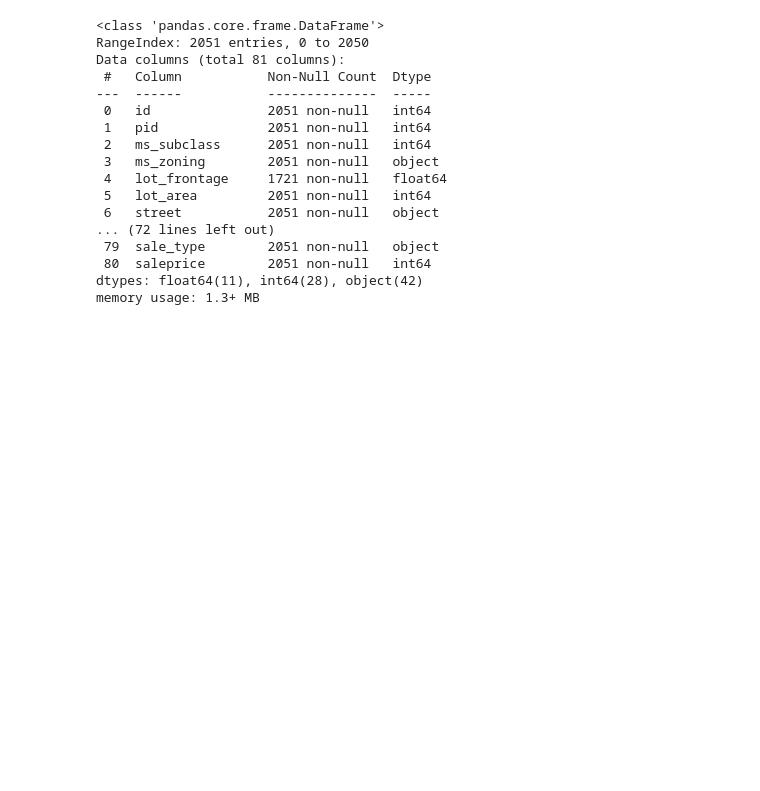
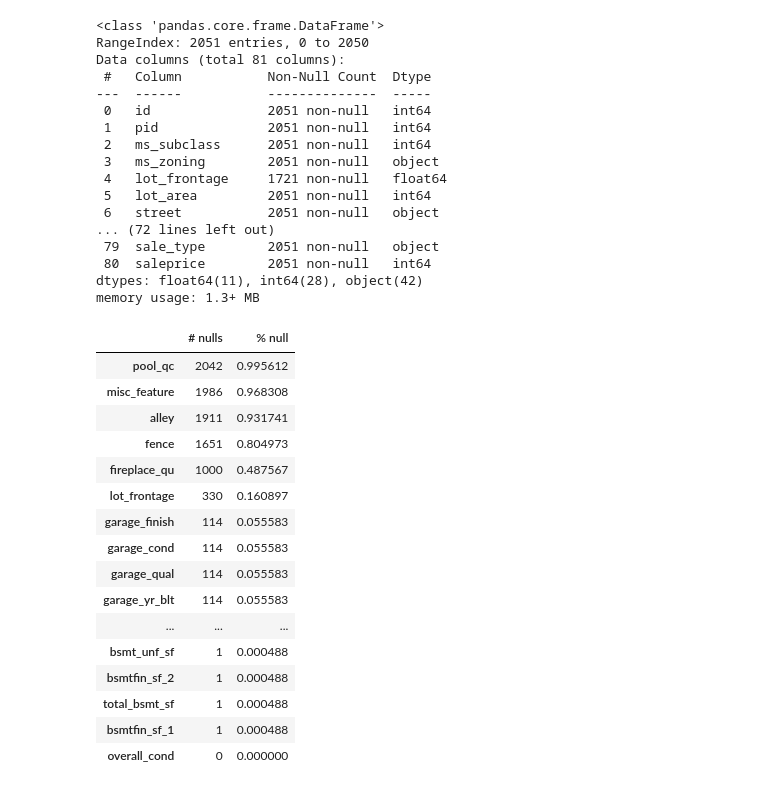
Before and after one commit to welcometohelen/firstkaggle_ames_housing, a Jupyter notebook: Untitled.ipynb, the cells around one changed output. Saved outputs shown, nothing was run; the diff lists cells and outputs as text; code cells hidden in the pictures; blank space fills up the shorter version.

```diff
--- a/Untitled.ipynb
+++ b/Untitled.ipynb
@@ -61,3 +56,27 @@ Data columns (total 81 columns):
  80  saleprice        2051 non-null   int64
 dtypes: float64(11), int64(28), object(42)
 memory usage: 1.3+ MB
+# %%
+#nulls and what % of factor, code from Source 2
+nulls= ames.isnull().sum().sort_values(ascending=False)
+perc= (ames.isnull().sum()/ames.isnull().count()).sort_values(ascending=False)
+missing_data= pd.concat([nulls, perc],axis=1, keys=['# nulls', '% null'])
+missing_data.head(27)
+# %% [output]
+|  | # nulls | % null |
+| pool_qc | 2042 | 0.995612 |
+| misc_feature | 1986 | 0.968308 |
+| alley | 1911 | 0.931741 |
+| fence | 1651 | 0.804973 |
+| fireplace_qu | 1000 | 0.487567 |
+| lot_frontage | 330 | 0.160897 |
+| garage_finish | 114 | 0.055583 |
+| garage_cond | 114 | 0.055583 |
+| garage_qual | 114 | 0.055583 |
+| garage_yr_blt | 114 | 0.055583 |
+| ... | ... | ... |
+| bsmt_unf_sf | 1 | 0.000488 |
+| bsmtfin_sf_2 | 1 | 0.000488 |
+| total_bsmt_sf | 1 | 0.000488 |
+| bsmtfin_sf_1 | 1 | 0.000488 |
+| overall_cond | 0 | 0.000000 |
```
Also changed, not shown: parts of 26 cells of this notebook.
